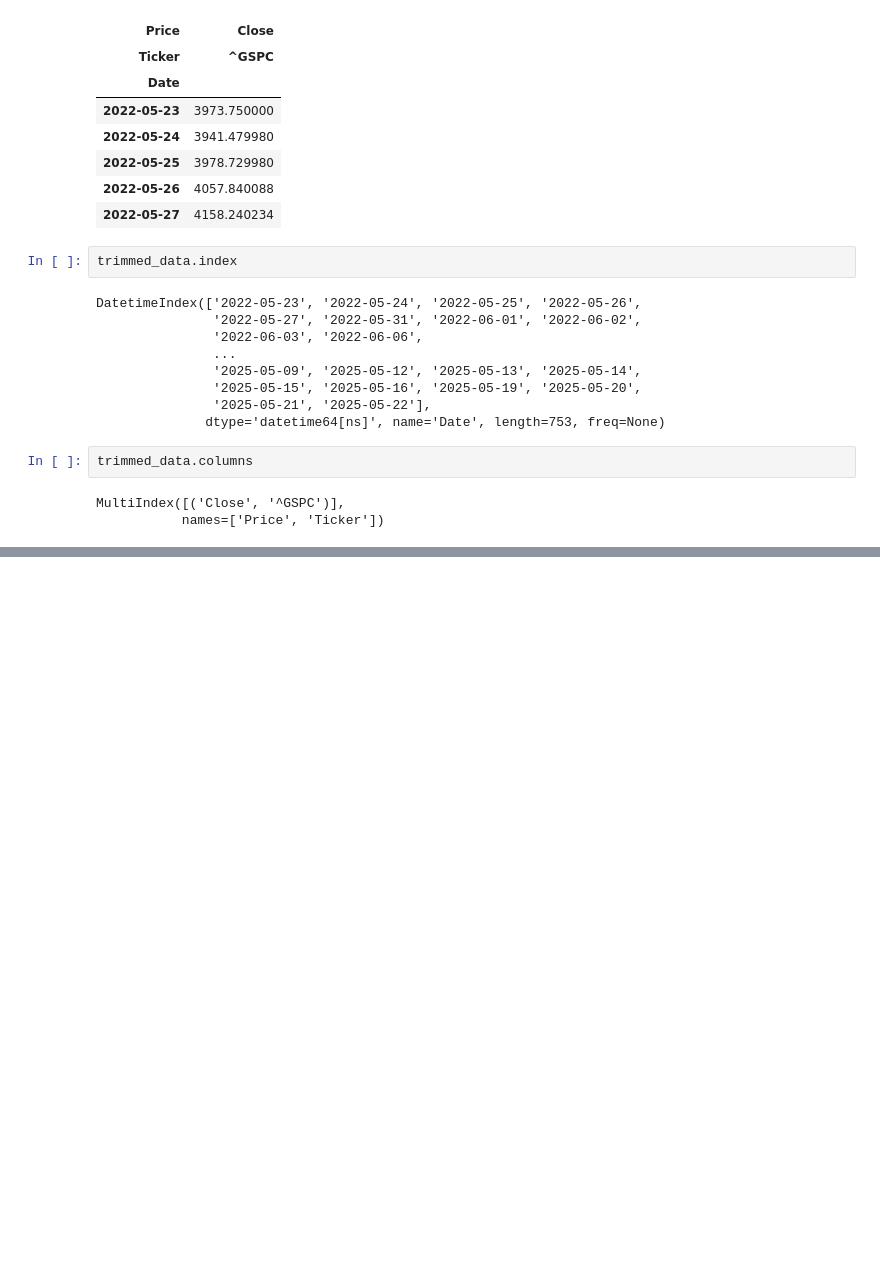
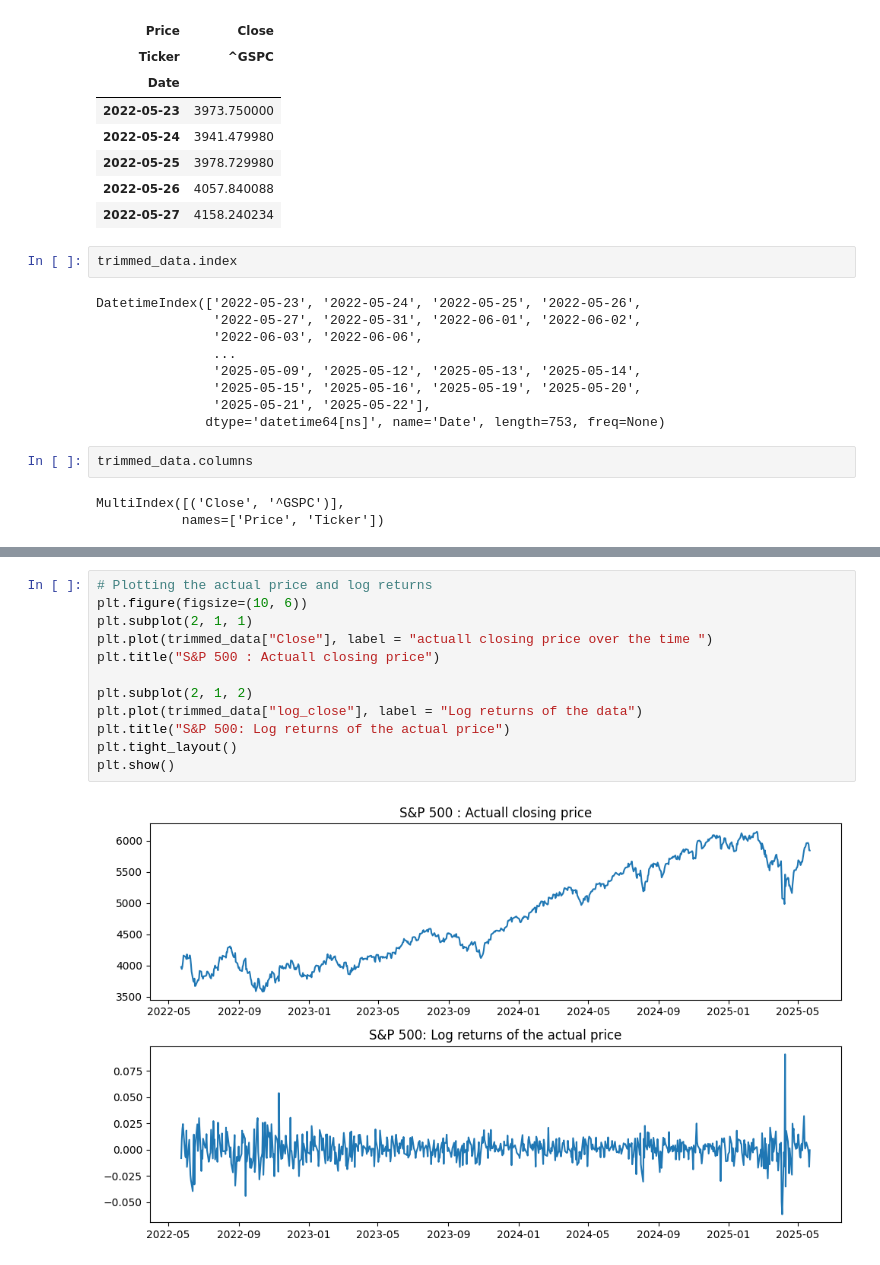
Before and after one commit to injilashah/TSD, a Jupyter notebook: Finance_Analysis.ipynb, the cells around one changed output, grey strips where cells are left out. Saved outputs shown, nothing was run; the diff lists cells and outputs as text; blank space fills up the shorter version.

```diff
--- a/Finance_Analysis.ipynb
+++ b/Finance_Analysis.ipynb
@@ -139 +150,15 @@ Close  ^GSPC     1
 dtype: int64
+# %%
+# Plotting the actual price and log returns
+plt.figure(figsize=(10, 6))
+plt.subplot(2, 1, 1)
+plt.plot(trimmed_data["Close"], label = "actuall closing price over the time ")
+plt.title("S&P 500 : Actuall closing price")
+
+plt.subplot(2, 1, 2)
+plt.plot(trimmed_data["log_close"], label = "Log returns of the data")
+plt.title("S&P 500: Log returns of the actual price")
+plt.tight_layout()
+plt.show()
+# %% [output]
+[figure, added]
```
Also changed, not shown: parts of 10 cells of this notebook.
